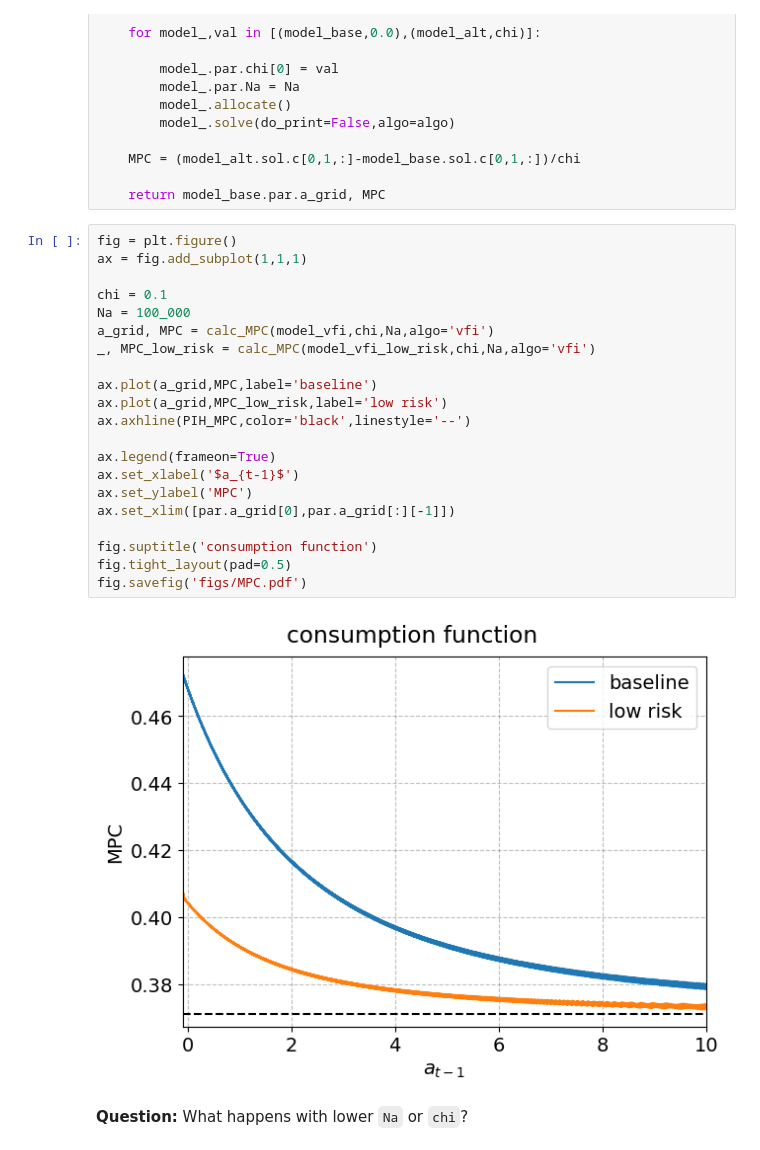
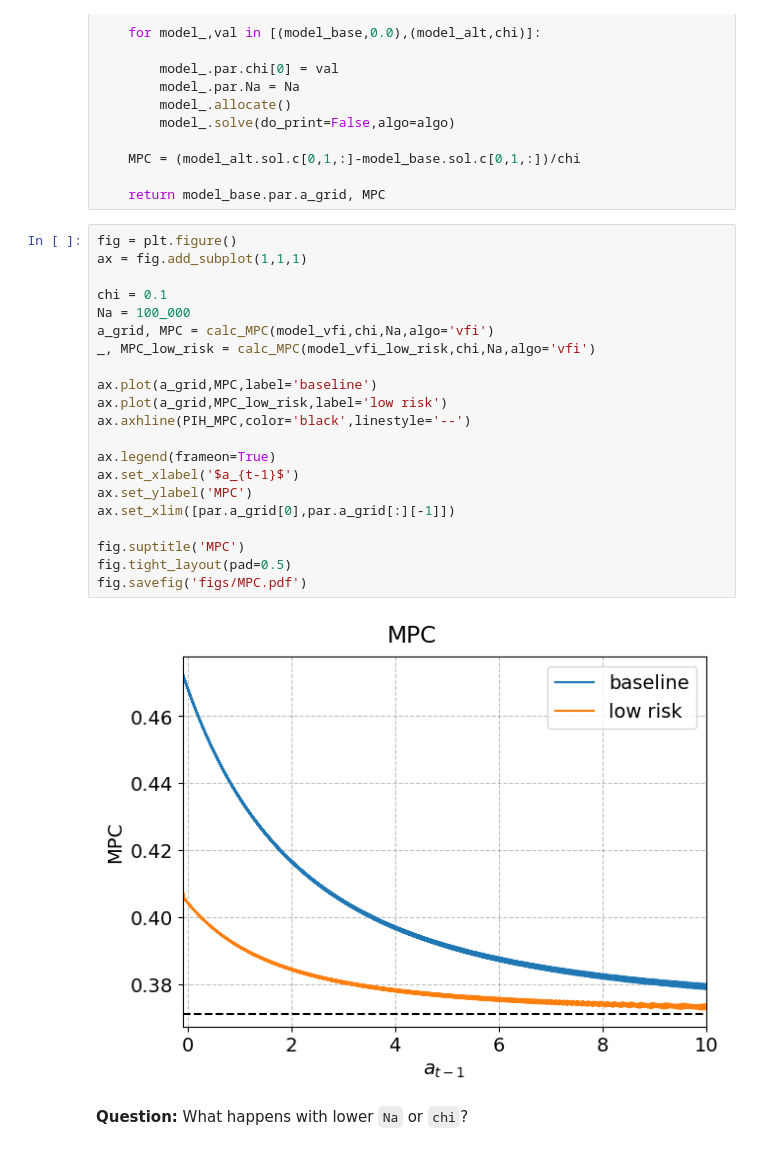
Before and after one commit to NumEconCopenhagen/MiniCourse-HetAMacro, a Jupyter notebook: 01-Consumption-Saving/01. ConSavModel.ipynb, the cells around one changed output. Cells and saved outputs as stored; diff of their text form.

```diff
--- a/01-Consumption-Saving/01. ConSavModel.ipynb
+++ b/01-Consumption-Saving/01. ConSavModel.ipynb
@@ -432,26 +434,26 @@ def calc_MPC(model,chi,Na,algo='vfi'):
 # %%
 fig = plt.figure()
 ax = fig.add_subplot(1,1,1)
 
 chi = 0.1
 Na = 100_000
 a_grid, MPC = calc_MPC(model_vfi,chi,Na,algo='vfi')
 _, MPC_low_risk = calc_MPC(model_vfi_low_risk,chi,Na,algo='vfi')
 
 ax.plot(a_grid,MPC,label='baseline')
 ax.plot(a_grid,MPC_low_risk,label='low risk')
 ax.axhline(PIH_MPC,color='black',linestyle='--')
 
 ax.legend(frameon=True)
 ax.set_xlabel('$a_{t-1}$')
 ax.set_ylabel('MPC')
 ax.set_xlim([par.a_grid[0],par.a_grid[:][-1]])
 
-fig.suptitle('consumption function')
+fig.suptitle('MPC')
 fig.tight_layout(pad=0.5)
 fig.savefig('figs/MPC.pdf')
 # %% [output]
-[figure, old version]
+[figure, new version]
 # %% [markdown]
 **Question:** What happens with lower `Na` or `chi`?
 # %% [markdown]
```
Also changed, not shown: parts of 10 cells of this notebook, 54 other files.
